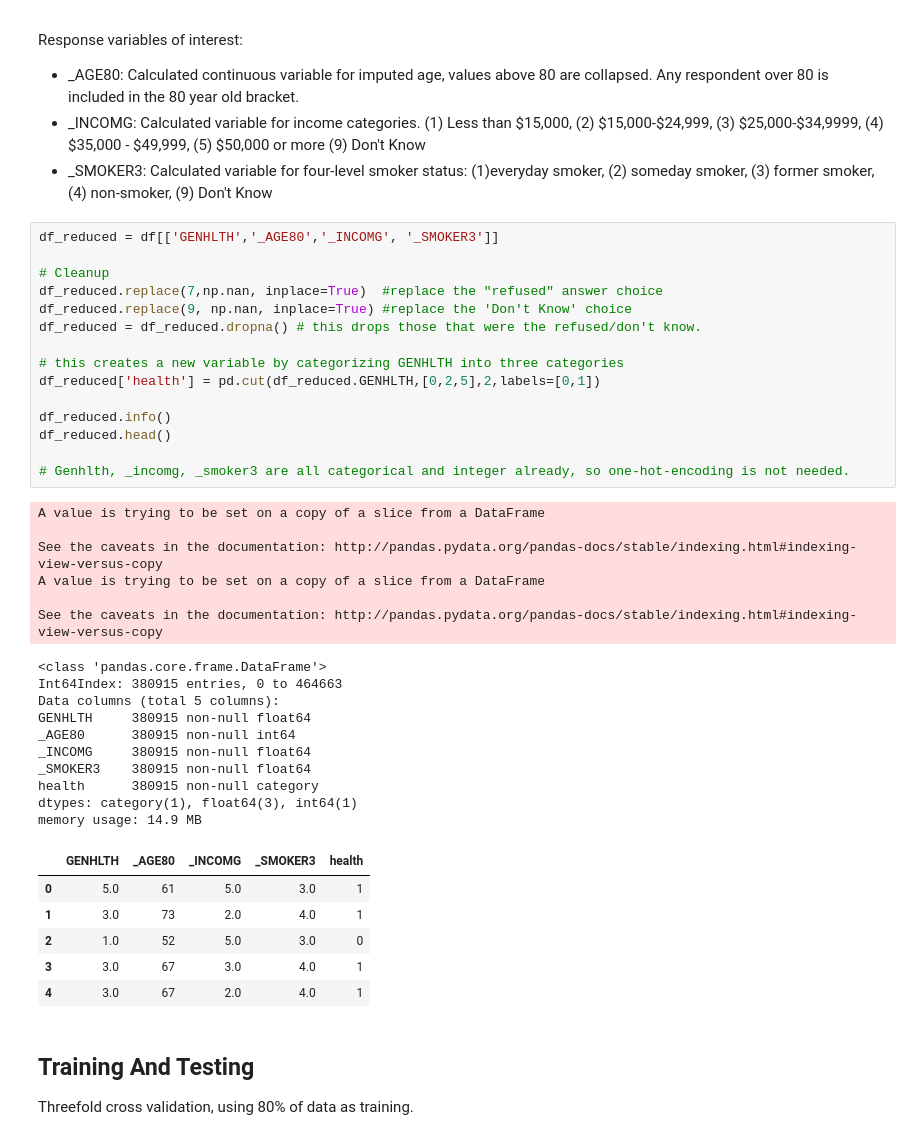
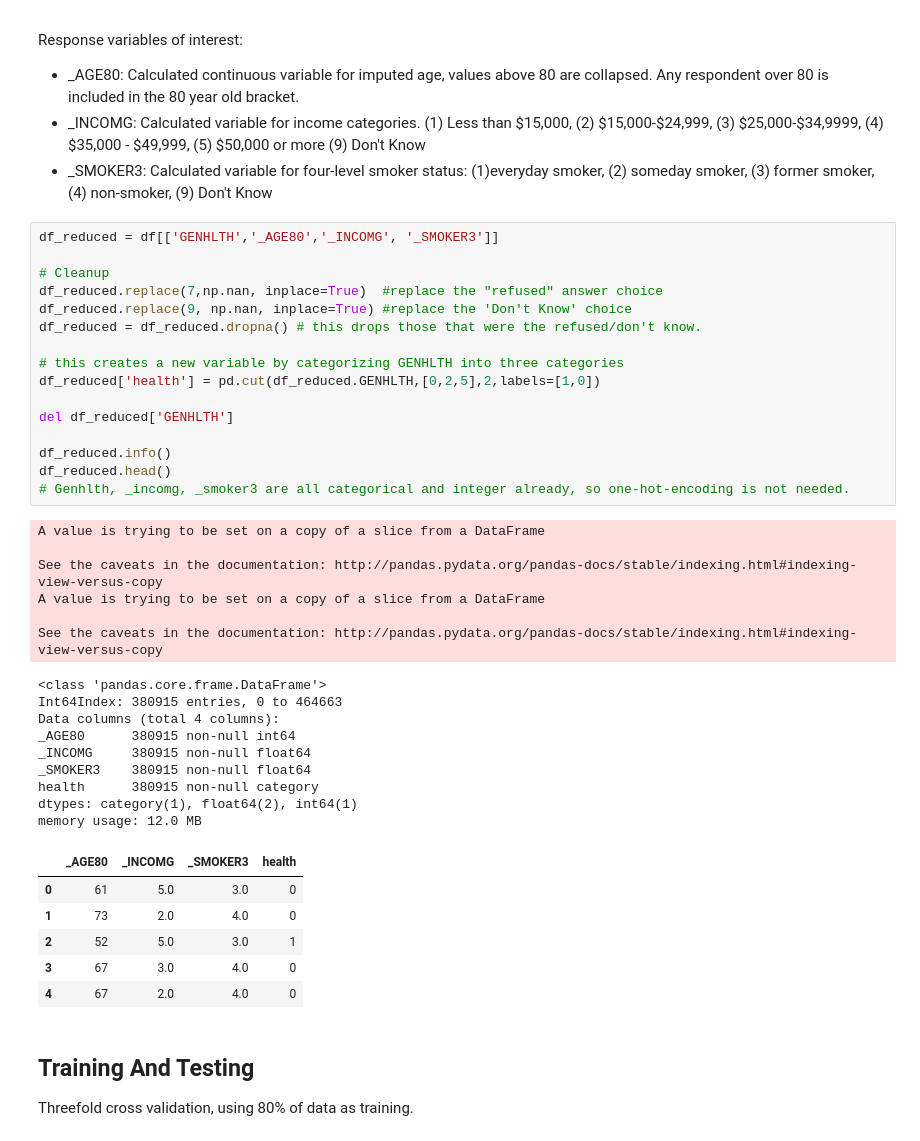
Before and after one commit to RahnL/DataScience-SMU, a Jupyter notebook: DataMining/DataMining-MiniLab1-Lieberman-Melendez-Shuhart.ipynb, the cells around one changed output. Drawn from its saved outputs; the diff is of its cells as text.

```diff
--- a/DataMining/DataMining-MiniLab1-Lieberman-Melendez-Shuhart.ipynb
+++ b/DataMining/DataMining-MiniLab1-Lieberman-Melendez-Shuhart.ipynb
@@ -50,41 +50,41 @@ Response variables of interest:
 # %%
 df_reduced = df[['GENHLTH','_AGE80','_INCOMG', '_SMOKER3']]
 
 # Cleanup
 df_reduced.replace(7,np.nan, inplace=True)  #replace the "refused" answer choice
 df_reduced.replace(9, np.nan, inplace=True) #replace the 'Don't Know' choice
 df_reduced = df_reduced.dropna() # this drops those that were the refused/don't know.
 
 # this creates a new variable by categorizing GENHLTH into three categories
-df_reduced['health'] = pd.cut(df_reduced.GENHLTH,[0,2,5],2,labels=[0,1])
+df_reduced['health'] = pd.cut(df_reduced.GENHLTH,[0,2,5],2,labels=[1,0])
+
+del df_reduced['GENHLTH']
 
 df_reduced.info()
 df_reduced.head()
-
 # Genhlth, _incomg, _smoker3 are all categorical and integer already, so one-hot-encoding is not needed.
 # %% [output]
 A value is trying to be set on a copy of a slice from a DataFrame
 
 See the caveats in the documentation: http://pandas.pydata.org/pandas-docs/stable/indexing.html#indexing-view-versus-copy
 A value is trying to be set on a copy of a slice from a DataFrame
 
 See the caveats in the documentation: http://pandas.pydata.org/pandas-docs/stable/indexing.html#indexing-view-versus-copy
 <class 'pandas.core.frame.DataFrame'>
 Int64Index: 380915 entries, 0 to 464663
-Data columns (total 5 columns):
-GENHLTH     380915 non-null float64
+Data columns (total 4 columns):
 _AGE80      380915 non-null int64
 _INCOMG     380915 non-null float64
 _SMOKER3    380915 non-null float64
 health      380915 non-null category
-dtypes: category(1), float64(3), int64(1)
-memory usage: 14.9 MB
+dtypes: category(1), float64(2), int64(1)
+memory usage: 12.0 MB
-|  | GENHLTH | _AGE80 | _INCOMG | _SMOKER3 | health |
-| 0 | 5.0 | 61 | 5.0 | 3.0 | 1 |
-| 1 | 3.0 | 73 | 2.0 | 4.0 | 1 |
-| 2 | 1.0 | 52 | 5.0 | 3.0 | 0 |
-| 3 | 3.0 | 67 | 3.0 | 4.0 | 1 |
-| 4 | 3.0 | 67 | 2.0 | 4.0 | 1 |
+|  | _AGE80 | _INCOMG | _SMOKER3 | health |
+| 0 | 61 | 5.0 | 3.0 | 0 |
+| 1 | 73 | 2.0 | 4.0 | 0 |
+| 2 | 52 | 5.0 | 3.0 | 1 |
+| 3 | 67 | 3.0 | 4.0 | 0 |
+| 4 | 67 | 2.0 | 4.0 | 0 |
 # %% [markdown]
 ## Training And Testing
 
```
Also changed, not shown: parts of 14 cells of this notebook.
